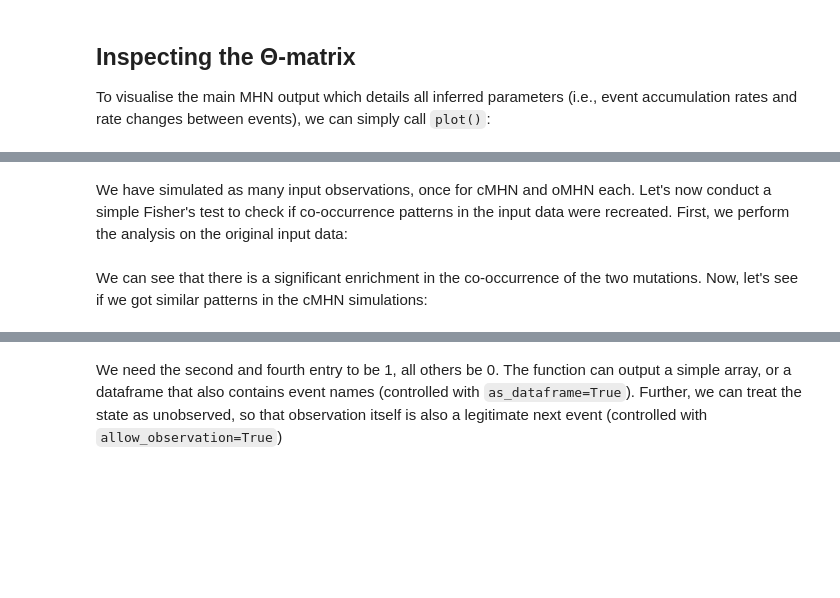
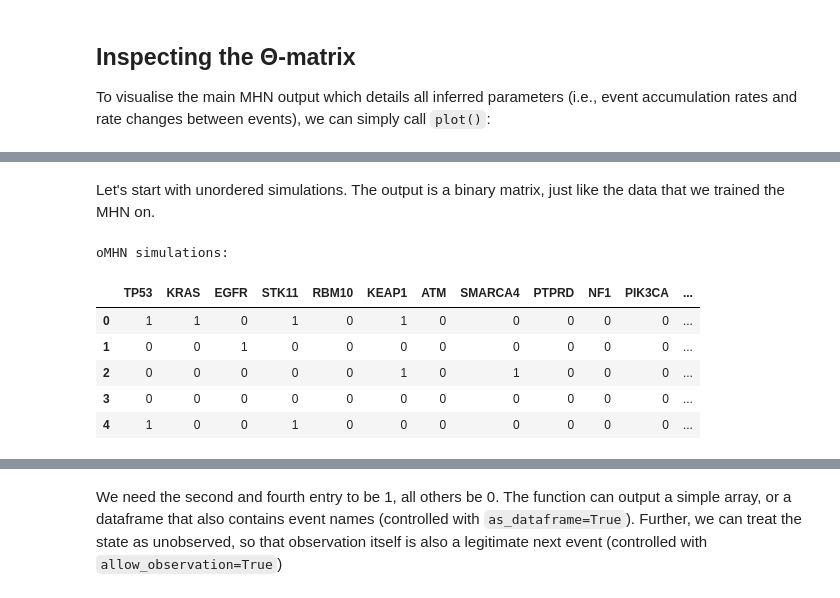
Before and after one commit to spang-lab/LearnMHN, a Jupyter notebook: demo/demo.ipynb, the cells around one changed output, grey strips where cells are left out. Saved outputs shown, nothing was run; the diff lists cells and outputs as text; code cells hidden in the pictures; blank space fills up the shorter version.

```diff
--- a/demo/demo.ipynb
+++ b/demo/demo.ipynb
@@ -259,6 +304,17 @@ Let's now first simulate some simple (final) observations without orderings:
+# %% [markdown]
+Let's start with unordered simulations. The output is a binary matrix, just like the data that we trained the MHN on.
 # %%
-# simulate 500 samples for cMHN
-cMHN_sim_observations = cMHN_opt.result.sample_artificial_data(
+# simulate 500 samples for MHN
+np.random.seed(6)
+sim_observations = opt.result.sample_artificial_data(
     500, as_dataframe=True)
-print("cMHN simulations:")
-cMHN_sim_observations.head()
+print("oMHN simulations:")
+sim_observations.head()
+# %% [output]
+oMHN simulations:
+|  | TP53 | KRAS | EGFR | STK11 | RBM10 | KEAP1 | ATM | SMARCA4 | PTPRD | NF1 | PIK3CA | ... |
+| 0 | 1 | 1 | 0 | 1 | 0 | 1 | 0 | 0 | 0 | 0 | 0 | ... |
+| 1 | 0 | 0 | 1 | 0 | 0 | 0 | 0 | 0 | 0 | 0 | 0 | ... |
+| 2 | 0 | 0 | 0 | 0 | 0 | 1 | 0 | 1 | 0 | 0 | 0 | ... |
+| 3 | 0 | 0 | 0 | 0 | 0 | 0 | 0 | 0 | 0 | 0 | 0 | ... |
+| 4 | 1 | 0 | 0 | 1 | 0 | 0 | 0 | 0 | 0 | 0 | 0 | ... |
@@ -271,2 +320,0 @@ oMHN_sim_observations.head()
-# %% [markdown]
-We have simulated as many input observations, once for cMHN and oMHN each. Let's now conduct a simple Fisher's test to check if co-occurrence patterns in the input data were recreated. First, we perform the analysis on the original input data:
@@ -290,2 +320,0 @@ print("p-value:", p_value)
-# %% [markdown]
-We can see that there is a significant enrichment in the co-occurrence of the two mutations. Now, let's see if we got similar patterns in the cMHN simulations:
```
Also changed, not shown: parts of 57 cells of this notebook, 1 other file.
